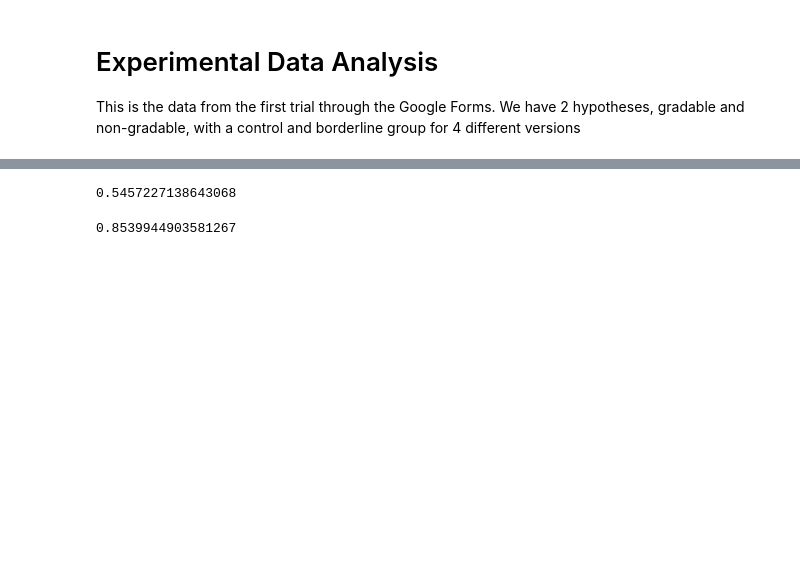
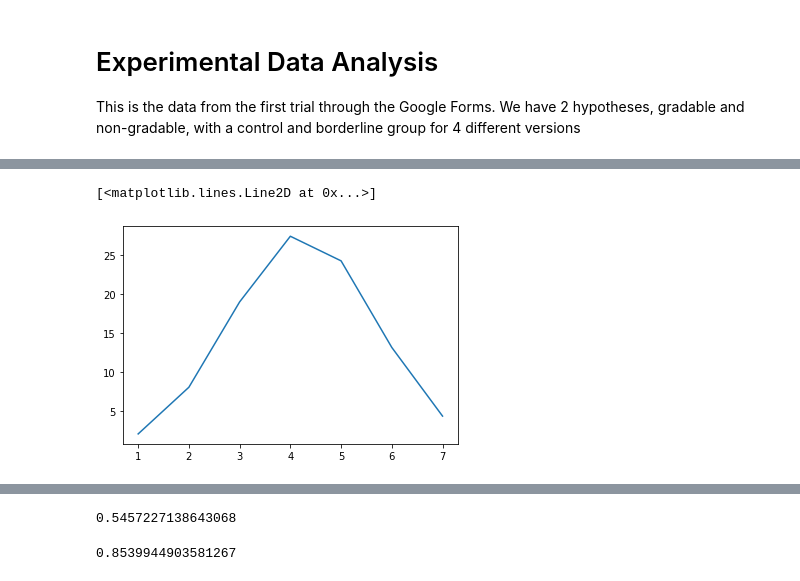
Before and after one commit to haparici/learning-adjectival-meaning, a Jupyter notebook: experimental_data_analysis.ipynb, the cells around one changed output, grey strips where cells are left out. Cells and saved outputs as stored; diff of their text form; code cells hidden in the pictures; blank space fills up the shorter version.

```diff
--- a/experimental_data_analysis.ipynb
+++ b/experimental_data_analysis.ipynb
@@ -43,0 +103,5 @@ plt.show()
+# %%
+plt.plot(np.linspace(1,7,7),expected)
+# %% [output]
+[<matplotlib.lines.Line2D at 0x...>]
+[figure, added]
```
Also changed, not shown: parts of 39 cells of this notebook, 19 other files.
